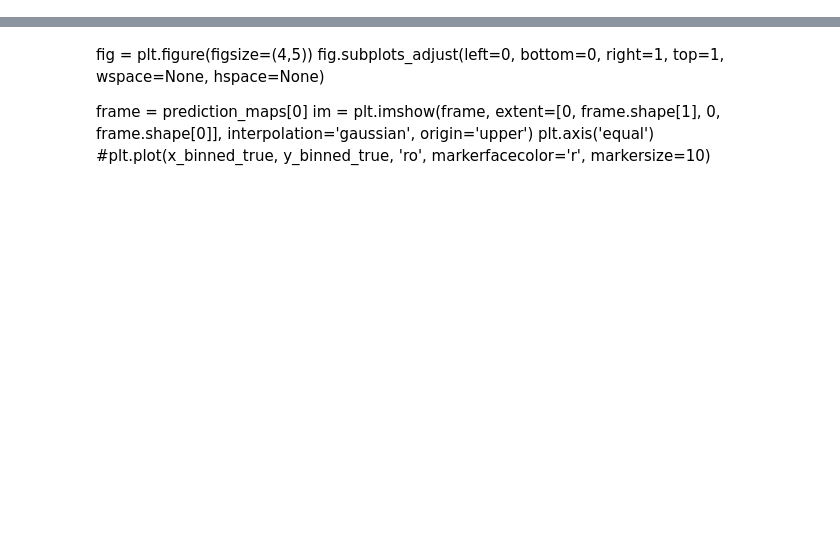
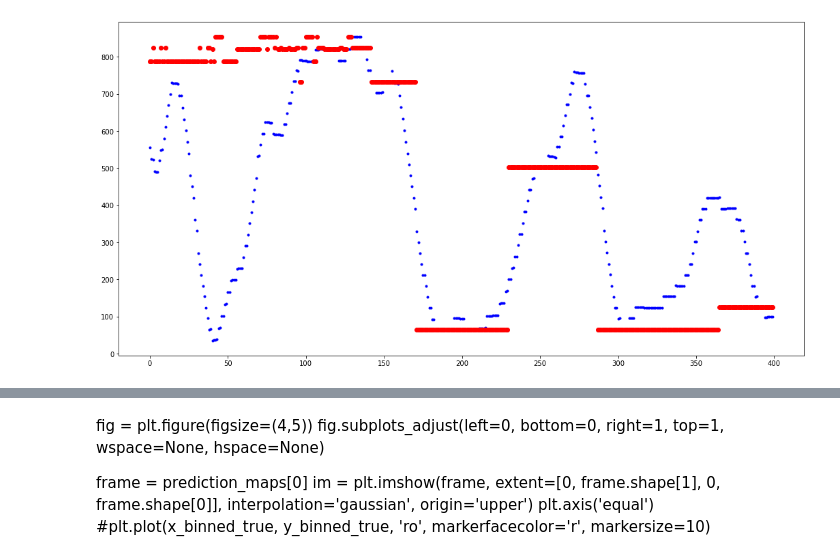
Before and after one commit to marcnormandin/MLCalciumDecoder, a Jupyter notebook: notebooks/decoder_analysis.ipynb, the cells around one changed output, grey strips where cells are left out. Saved outputs shown, nothing was run; the diff lists cells and outputs as text; code cells hidden in the pictures; blank space fills up the shorter version.

```diff
--- a/notebooks/decoder_analysis.ipynb
+++ b/notebooks/decoder_analysis.ipynb
@@ -23,12 +28,14 @@ plt.show()
 # %%
 inds = np.arange(400)
-x = np.arange(len(y_decode))
+x = np.arange(len(y_decode_true))
 x_x = x[inds]
-y_d = y_decode[inds]
-y_p = y_predict[inds]
+y_d = y_decode_true[inds]
+y_p = y_decode_predict[inds]
 
 plt.figure(figsize=(18, 9))
 plt.plot(x_x, y_d, 'b.')
 plt.plot(x_x, y_p, 'ro')
 #plt.savefig(os.path.join(analysis_folder, 'comparison.png'))
 plt.show()
+# %% [output]
+[figure, added]
```
Also changed, not shown: parts of 6 cells of this notebook, 2 other files.
